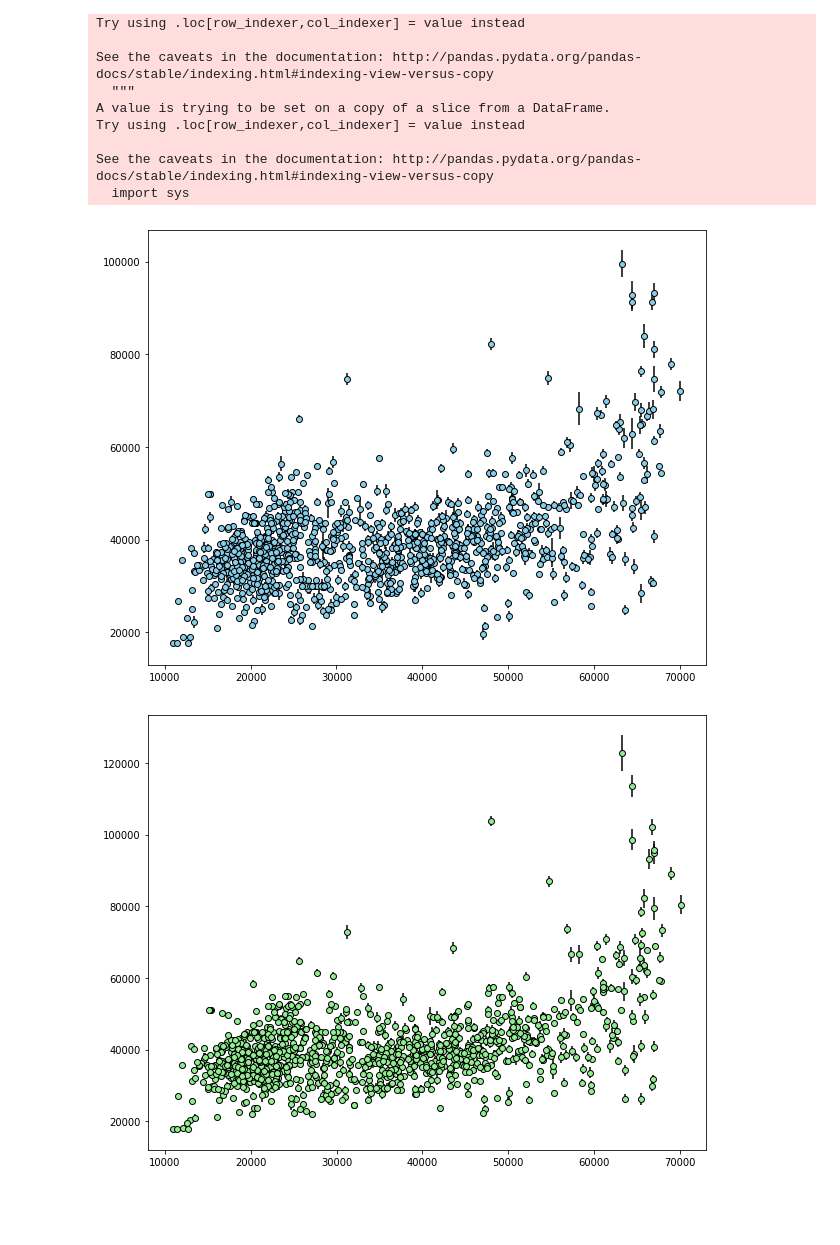
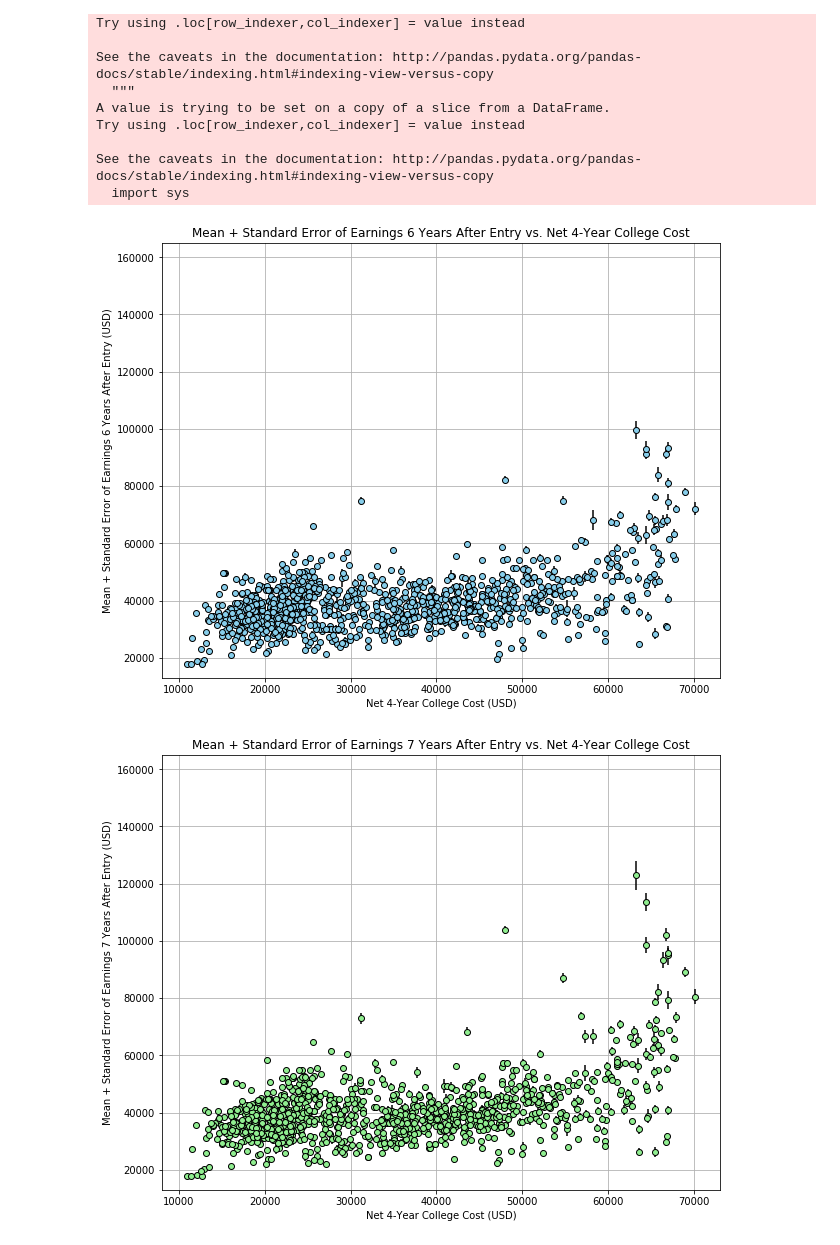
Before and after one commit to smodarressi/project1_bootcamp, a Jupyter notebook: Edu_ROI_Viz.ipynb, the cells around one changed output. Saved outputs shown, nothing was run; the diff lists cells and outputs as text; code cells hidden in the pictures; blank space fills up the shorter version.

Commit message:
adding final Edu_ROI_Viz plus pictures of visuals

```diff
--- a/Edu_ROI_Viz.ipynb
+++ b/Edu_ROI_Viz.ipynb
@@ -281,21 +222,35 @@ x_axis = cln_final_school_cost_df['latest.cost.attendance.academic_year'].values
 # %%
 six_means_ls = six_means.tolist()
 six_sems_ls = six_school_cost_df['Std Error of Mean'].tolist()
 
 fig6, ax6 = plt.subplots(figsize=(10,8))
 
-ax6.errorbar(x_axis, six_means_ls, six_sems_ls, fmt="o", color='skyblue', markeredgecolor='black', ecolor='black');
+ax6.errorbar(x_axis, six_means_ls, six_sems_ls, fmt="o", color='skyblue', markeredgecolor='black', ecolor='black')
+plt.title('Mean + Standard Error of Earnings 6 Years After Entry vs. Net 4-Year College Cost')
+plt.xlabel('Net 4-Year College Cost (USD)')
+plt.ylabel('Mean + Standard Error of Earnings 6 Years After Entry (USD)')
+plt.grid()
+plt.ylim(13000,165000);
+
+plt.savefig('6yr_earnings_v_cost.png')
 # %% [output]
-[figure, old version]
+[figure, new version]
 # %%
 seven_means_ls = seven_means.tolist()
 seven_sems_ls = seven_school_cost_df['Std Error of Mean'].tolist()
 
 fig7, ax7 = plt.subplots(figsize=(10,8))
 
-ax7.errorbar(x_axis, seven_means_ls, seven_sems_ls, fmt="o", color='lightgreen', markeredgecolor='black', ecolor='black');
+ax7.errorbar(x_axis, seven_means_ls, seven_sems_ls, fmt="o", color='lightgreen', markeredgecolor='black', ecolor='black')
+plt.title('Mean + Standard Error of Earnings 7 Years After Entry vs. Net 4-Year College Cost')
+plt.xlabel('Net 4-Year College Cost (USD)')
+plt.ylabel('Mean + Standard Error of Earnings 7 Years After Entry (USD)')
+plt.grid()
+plt.ylim(13000,165000);
+
+plt.savefig('7yr_earnings_v_cost.png')
 # %% [output]
-[figure, old version]
+[figure, new version]
 # %%
 eight_means_ls = eight_means.tolist()
 eight_sems_ls = eight_school_cost_df['Std Error of Mean'].tolist()
```
Also changed, not shown: parts of 8 cells of this notebook, 5 other files.
